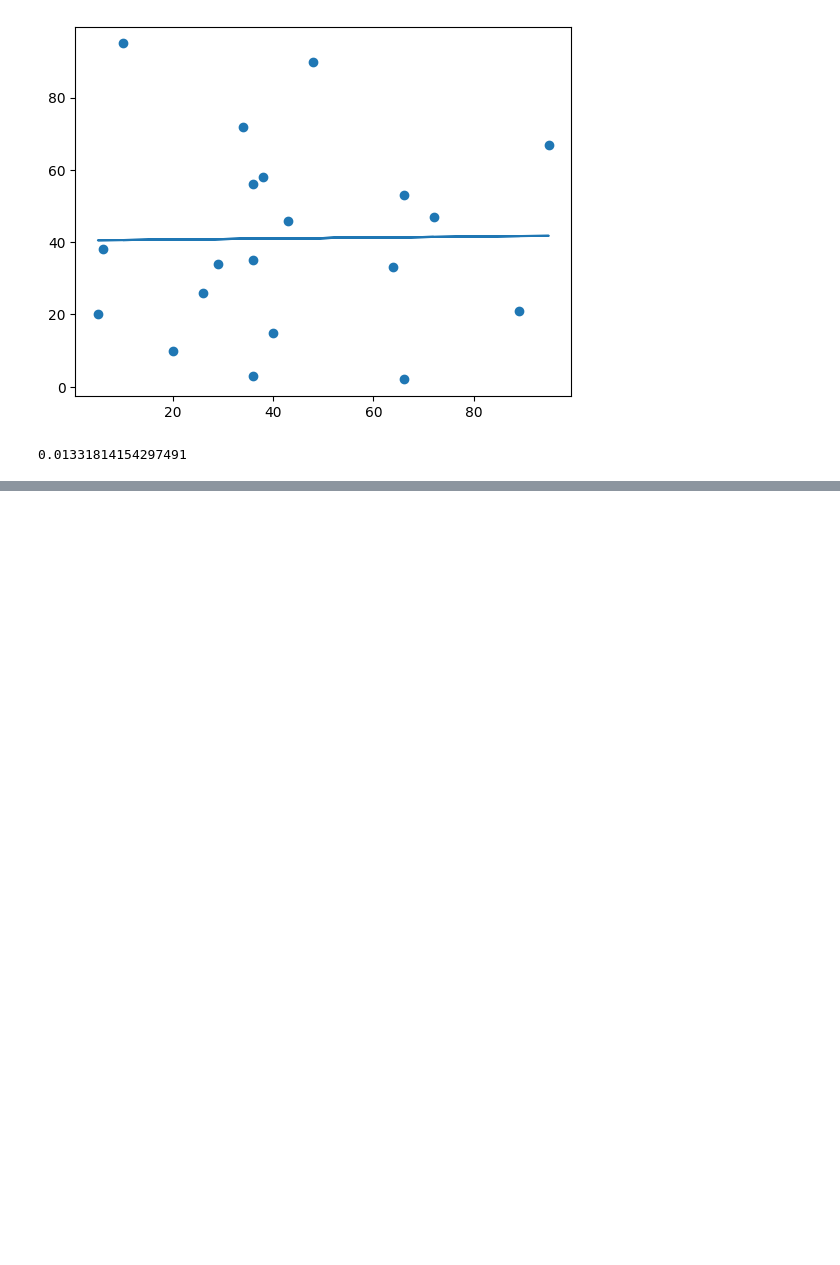
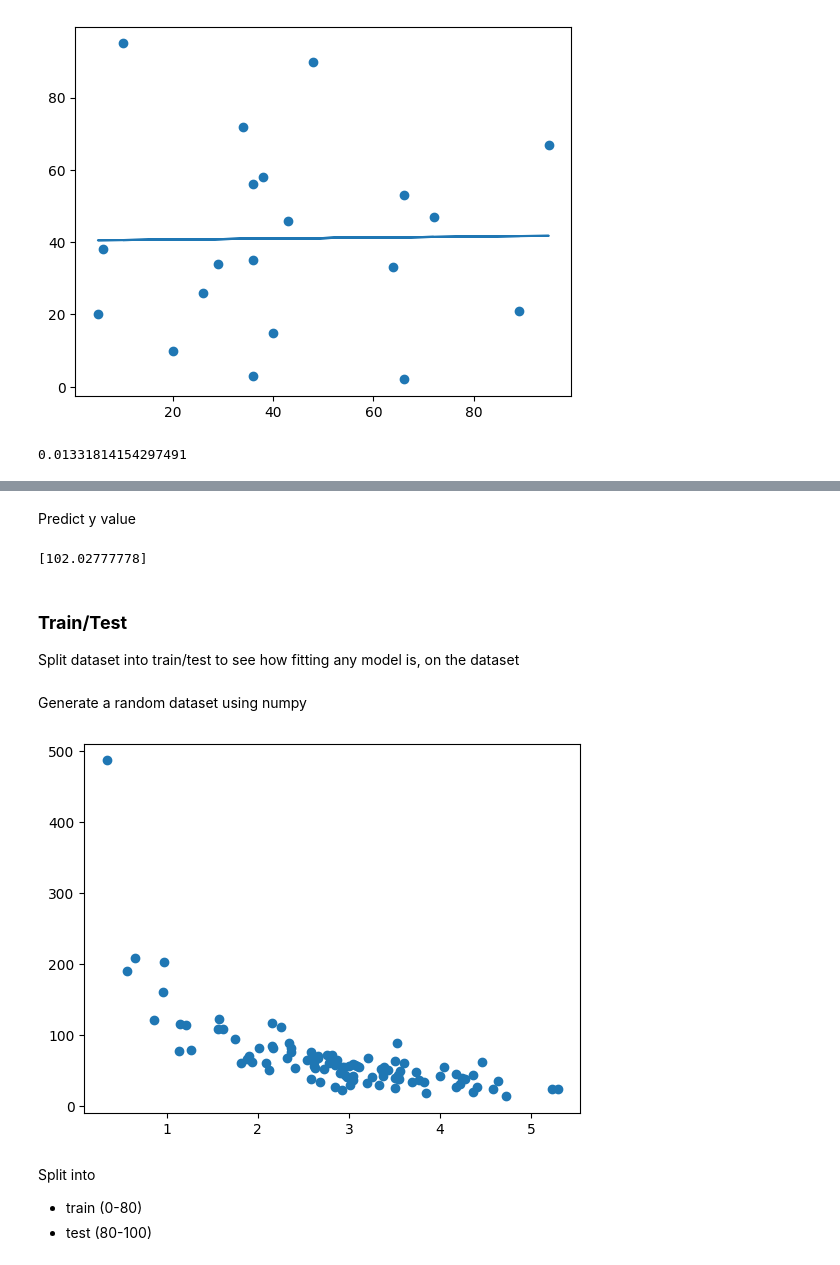
Before and after one commit to nguyuling/W3S, a Jupyter notebook: python/machine_learning.ipynb, the cells around one changed output, grey strips where cells are left out. Cells and saved outputs as stored; diff of their text form; code cells hidden in the pictures; blank space fills up the shorter version.

Commit message:
done for train/test

```diff
--- a/python/machine_learning.ipynb
+++ b/python/machine_learning.ipynb
@@ -198,0 +326,37 @@ print(r)
+# %% [markdown]
+Predict y value
+# %%
+from sklearn import linear_model
+from sklearn.preprocessing import StandardScaler
+
+regr = linear_model.LinearRegression()
+regr.fit(scaledX, y) # pass the scaled X
+
+scaled = StandardScaler().fit_transform([[2300, 1.3]]) # transform the X values
+
+predictedCO2 = regr.predict([scaled[0]])
+print(predictedCO2)
+# %% [output]
+[102.02777778]
+# %% [markdown]
+### **Train/Test**
+Split dataset into train/test to see how fitting any model is, on the dataset
+# %% [markdown]
+Generate a random dataset using numpy
+# %%
+import numpy as np
+import matplotlib.pyplot as plt
+
+np.random.seed(2)
+
+x = np.random.normal(3, 1, 100)
+y = np.random.normal(150, 40, 100) / x
+
+plt.scatter(x, y)
+plt.show()
+# %% [output]
+[figure, added]
+# %% [markdown]
+Split into
+- train (0-80)
+- test (80-100)
```
Also changed, not shown: parts of 25 cells of this notebook.
